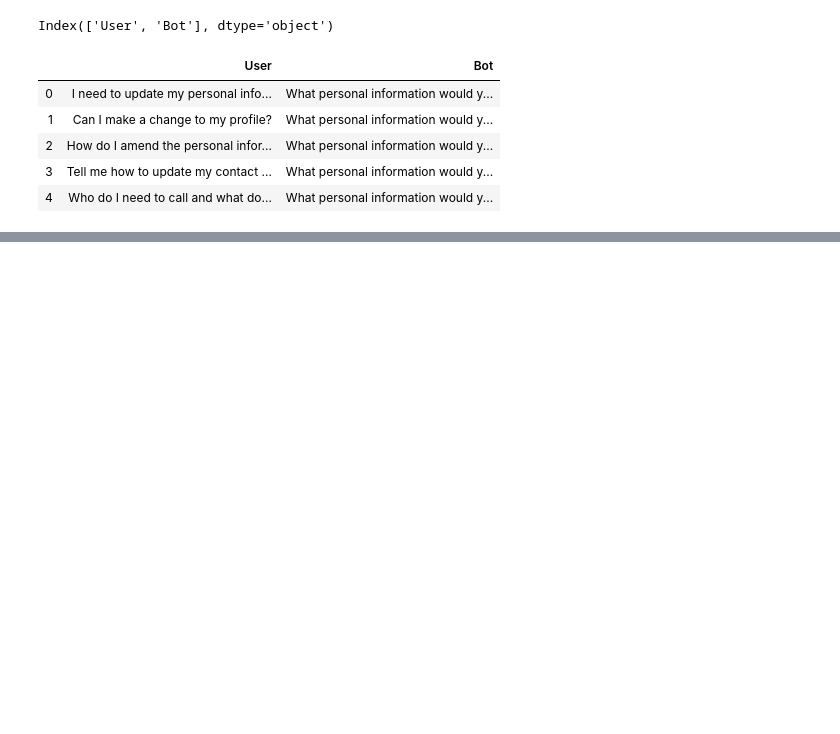
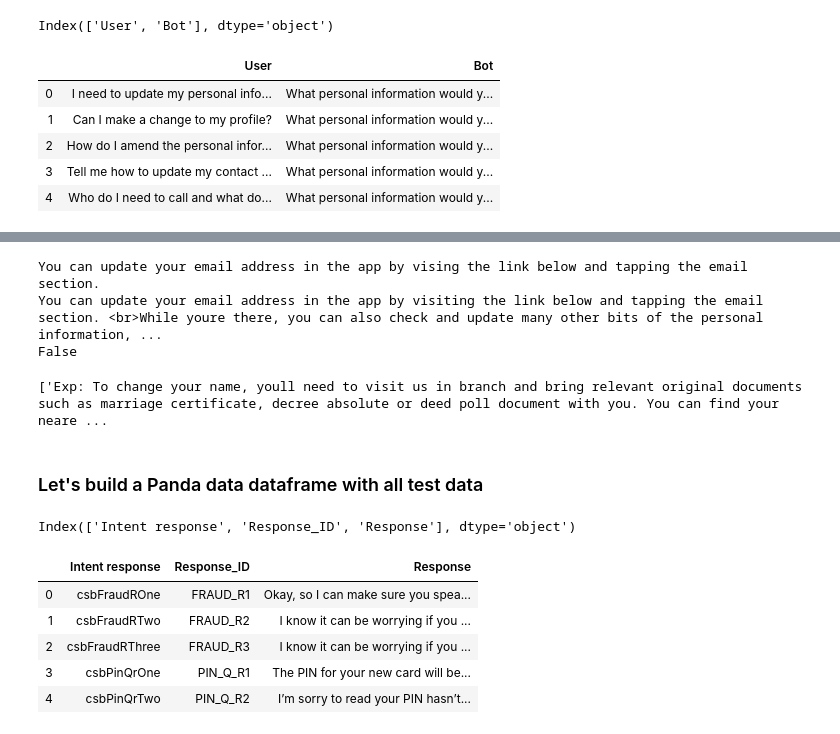
Before and after one commit to johngreibelarsen/explore-lex-bot, a Jupyter notebook: lex_bot_input_sensitivity.ipynb, the cells around one changed output, grey strips where cells are left out. Drawn from its saved outputs; the diff is of its cells as text; code cells hidden in the pictures; blank space fills up the shorter version.

Commit message:
Updated book with new response codes and response messsages

```diff
--- a/lex_bot_input_sensitivity.ipynb
+++ b/lex_bot_input_sensitivity.ipynb
@@ -40,0 +113,26 @@ for entry in results:
+# %%
+print(found_match("You can update your email address in the app by vising the link below and tapping the email section.", "You can update your email address in the app by visiting the link below and tapping the email section. <br>While youre there, you can also check and update many other bits of the personal information, such as your address and phone numbers.<br><h1>[Profile](launchbmb://MD)</h1><br>Were there any other banking tasks you needed help with?"))
+# %% [output]
+You can update your email address in the app by vising the link below and tapping the email section.
+You can update your email address in the app by visiting the link below and tapping the email section. <br>While youre there, you can also check and update many other bits of the personal information, ...
+False
+# %%
+print(wrong_results)
+# %% [output]
+['Exp: To change your name, youll need to visit us in branch and bring relevant original documents such as marriage certificate, decree absolute or deed poll document with you. You can find your neare ...
+# %% [markdown]
+### Let's build a Panda data dataframe with all test data
+# %%
+df_codes_and_responses = pd.read_excel (r'./tests/CaptainServiceRegressionPack/Codes_Responses.xls')
+
+print(df_codes_and_responses.columns)
+
+display(df_codes_and_responses.head(5))
+# %% [output]
+Index(['Intent response', 'Response_ID', 'Response'], dtype='object')
+|  | Intent response | Response_ID | Response |
+| 0 | csbFraudROne | FRAUD_R1 | Okay, so I can make sure you spea... |
+| 1 | csbFraudRTwo | FRAUD_R2 | I know it can be worrying if you ... |
+| 2 | csbFraudRThree | FRAUD_R3 | I know it can be worrying if you ... |
+| 3 | csbPinQrOne | PIN_Q_R1 | The PIN for your new card will be... |
+| 4 | csbPinQrTwo | PIN_Q_R2 | I’m sorry to read your PIN hasn’t... |
```
Also changed, not shown: parts of 8 cells of this notebook.
